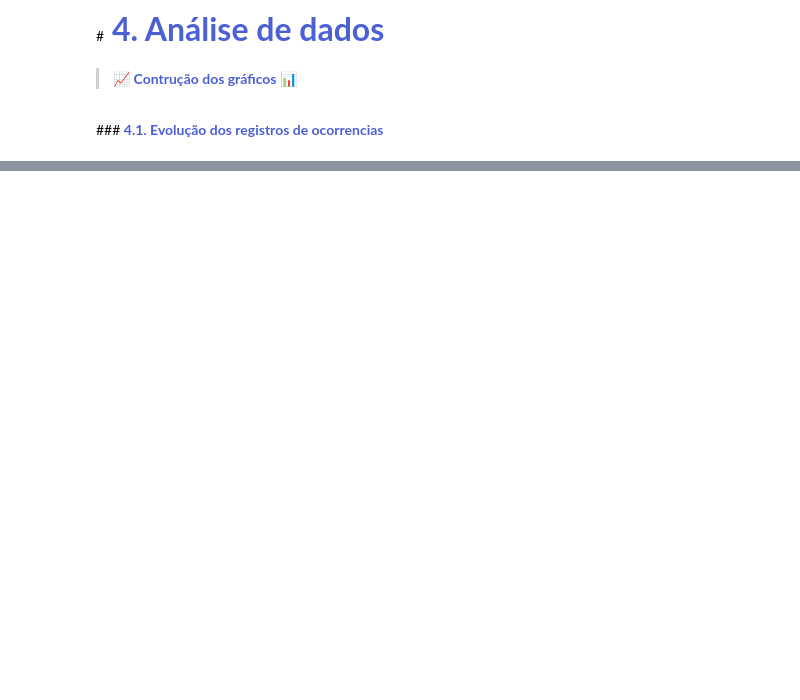
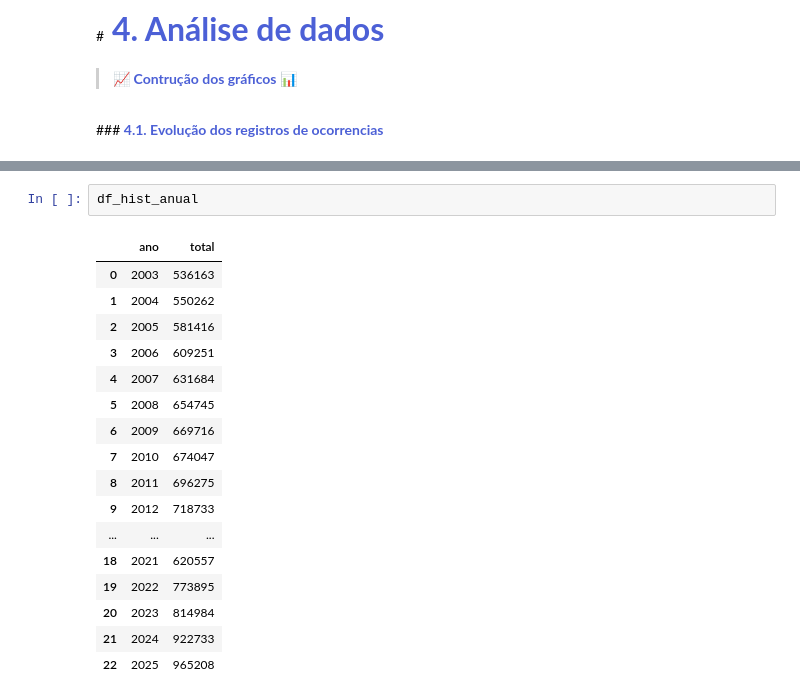
Before and after one commit to gabrielmprata/Info_seguranca_publica_rj, a Jupyter notebook: Info_seguranca_publica_rj.ipynb, the cells around one changed output, grey strips where cells are left out. Cells and saved outputs as stored; diff of their text form; blank space fills up the shorter version.

```diff
--- a/Info_seguranca_publica_rj.ipynb
+++ b/Info_seguranca_publica_rj.ipynb
@@ -529,0 +556,20 @@ memory usage: 18.8+ MB
+# %%
+df_hist_anual
+# %% [output]
+|  | ano | total |
+| 0 | 2003 | 536163 |
+| 1 | 2004 | 550262 |
+| 2 | 2005 | 581416 |
+| 3 | 2006 | 609251 |
+| 4 | 2007 | 631684 |
+| 5 | 2008 | 654745 |
+| 6 | 2009 | 669716 |
+| 7 | 2010 | 674047 |
+| 8 | 2011 | 696275 |
+| 9 | 2012 | 718733 |
+| ... | ... | ... |
+| 18 | 2021 | 620557 |
+| 19 | 2022 | 773895 |
+| 20 | 2023 | 814984 |
+| 21 | 2024 | 922733 |
+| 22 | 2025 | 965208 |
```
Also changed, not shown: parts of 16 cells of this notebook.
